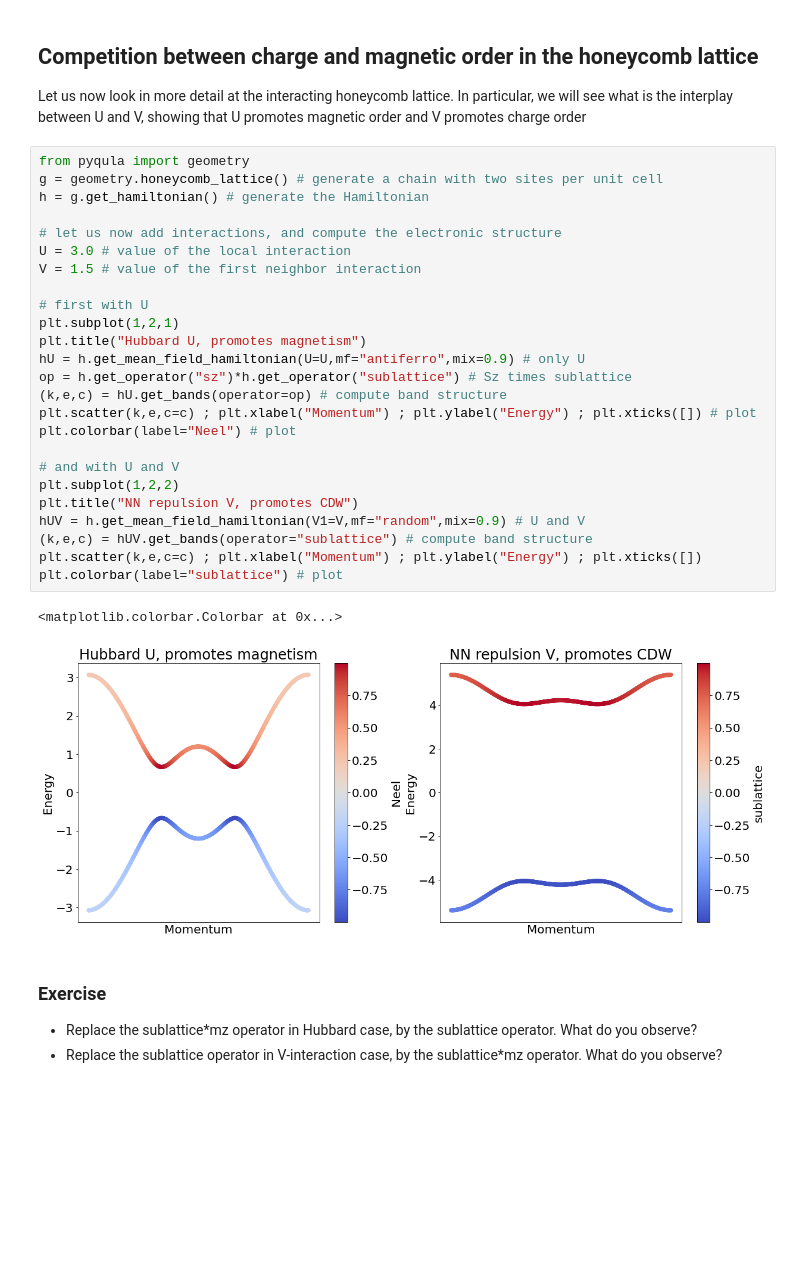
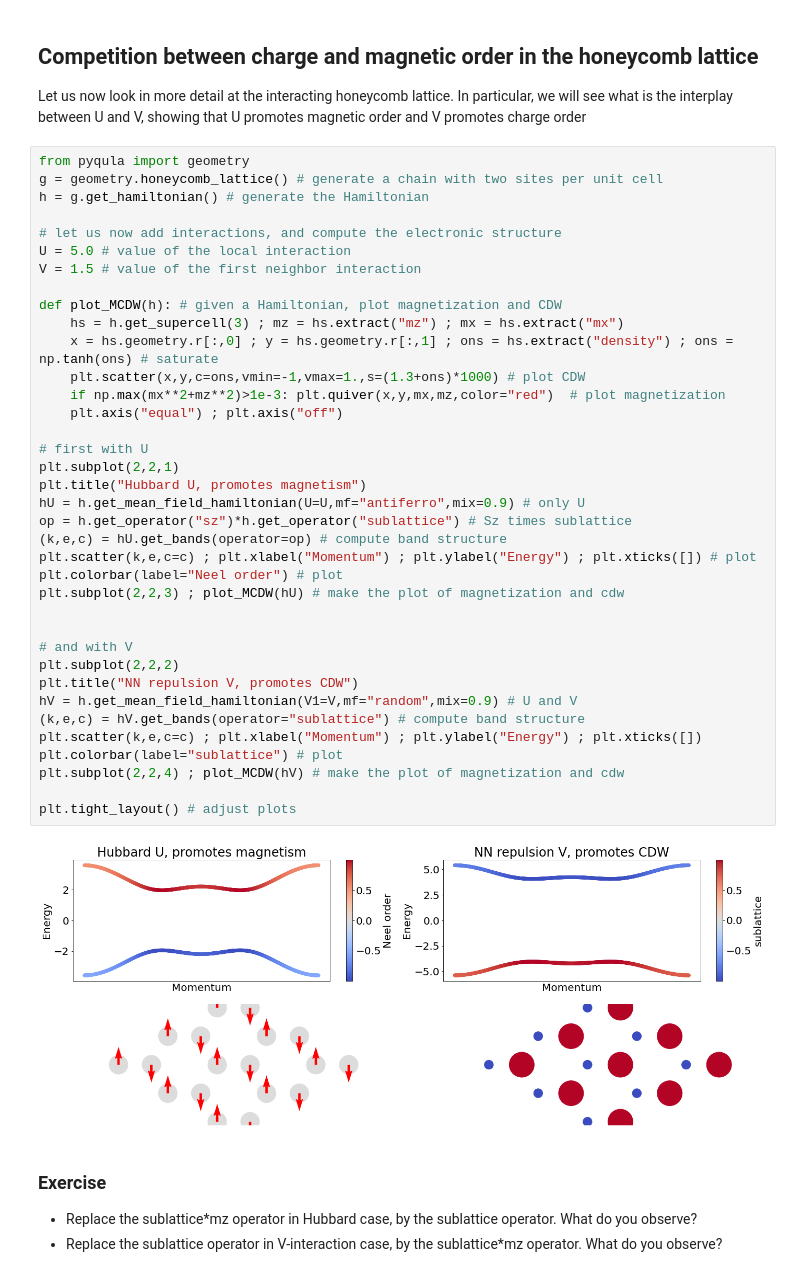
Before and after one commit to joselado/jyvaskyla_summer_school_2022, a Jupyter notebook: sessions/session3.ipynb, the cells around one changed output. Drawn from its saved outputs; the diff is of its cells as text; blank space fills up the shorter version.

```diff
--- a/sessions/session3.ipynb
+++ b/sessions/session3.ipynb
@@ -317,31 +317,42 @@ Let us now look in more detail at the interacting honeycomb lattice. In particul
 # %%
 from pyqula import geometry
 g = geometry.honeycomb_lattice() # generate a chain with two sites per unit cell
 h = g.get_hamiltonian() # generate the Hamiltonian
 
 # let us now add interactions, and compute the electronic structure
-U = 3.0 # value of the local interaction
+U = 5.0 # value of the local interaction
 V = 1.5 # value of the first neighbor interaction
 
+def plot_MCDW(h): # given a Hamiltonian, plot magnetization and CDW
+    hs = h.get_supercell(3) ; mz = hs.extract("mz") ; mx = hs.extract("mx")
+    x = hs.geometry.r[:,0] ; y = hs.geometry.r[:,1] ; ons = hs.extract("density") ; ons = np.tanh(ons) # saturate
+    plt.scatter(x,y,c=ons,vmin=-1,vmax=1.,s=(1.3+ons)*1000) # plot CDW
+    if np.max(mx**2+mz**2)>1e-3: plt.quiver(x,y,mx,mz,color="red")  # plot magnetization
+    plt.axis("equal") ; plt.axis("off")
+
 # first with U
-plt.subplot(1,2,1)
+plt.subplot(2,2,1)
 plt.title("Hubbard U, promotes magnetism")
 hU = h.get_mean_field_hamiltonian(U=U,mf="antiferro",mix=0.9) # only U
 op = h.get_operator("sz")*h.get_operator("sublattice") # Sz times sublattice
 (k,e,c) = hU.get_bands(operator=op) # compute band structure
 plt.scatter(k,e,c=c) ; plt.xlabel("Momentum") ; plt.ylabel("Energy") ; plt.xticks([]) # plot
-plt.colorbar(label="Neel") # plot
+plt.colorbar(label="Neel order") # plot
+plt.subplot(2,2,3) ; plot_MCDW(hU) # make the plot of magnetization and cdw
 
-# and with U and V
-plt.subplot(1,2,2)
+
+# and with V
+plt.subplot(2,2,2)
 plt.title("NN repulsion V, promotes CDW")
-hUV = h.get_mean_field_hamiltonian(V1=V,mf="random",mix=0.9) # U and V
-(k,e,c) = hUV.get_bands(operator="sublattice") # compute band structure
+hV = h.get_mean_field_hamiltonian(V1=V,mf="random",mix=0.9) # U and V
+(k,e,c) = hV.get_bands(operator="sublattice") # compute band structure
 plt.scatter(k,e,c=c) ; plt.xlabel("Momentum") ; plt.ylabel("Energy") ; plt.xticks([])
 plt.colorbar(label="sublattice") # plot
+plt.subplot(2,2,4) ; plot_MCDW(hV) # make the plot of magnetization and cdw
+
+plt.tight_layout() # adjust plots
 # %% [output]
-<matplotlib.colorbar.Colorbar at 0x...>
-[figure, old version]
+[figure, new version]
 # %% [markdown]
 ### Exercise
 - Replace the sublattice*mz operator in Hubbard case, by the sublattice operator. What do you observe?
```
Also changed, not shown: parts of 3 cells of this notebook, 2 other files.
